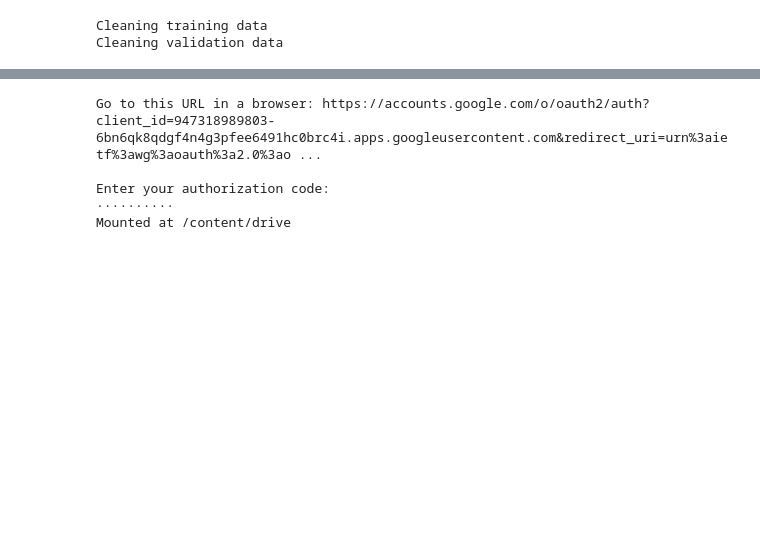
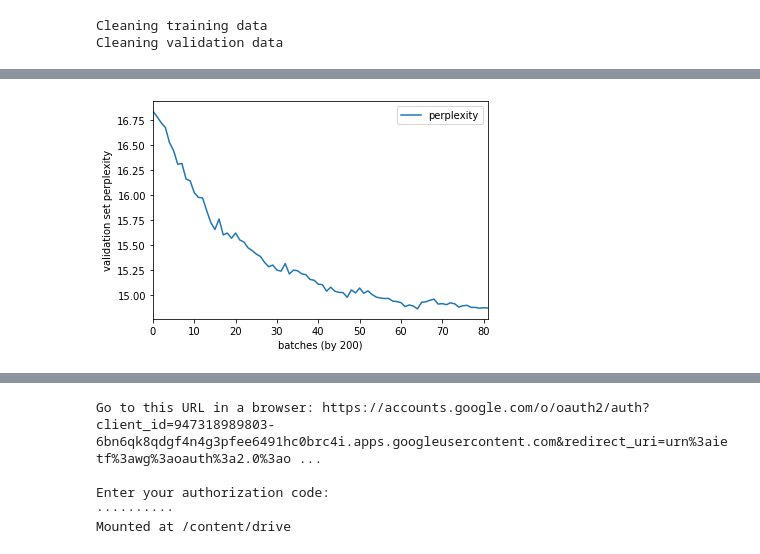
Before and after one commit to thisisrandy/tell-me-a-story, a Jupyter notebook: backend/tell-me-a-story_gpt2.ipynb, the cells around one changed output, grey strips where cells are left out. Cells and saved outputs as stored; diff of their text form; code cells hidden in the pictures; blank space fills up the shorter version.

Commit message:
Change train epochs to 5 and plot valid perplexity

```diff
--- a/backend/tell-me-a-story_gpt2.ipynb
+++ b/backend/tell-me-a-story_gpt2.ipynb
@@ -77,13 +67,22 @@ perl -pe 's/-L[CS]B-.*?-R[CS]B-//g; s/-L[CS]B-.*$// if ! /-R[CS]B-/; s/^.*-R[CS]
 Cleaning training data
 Cleaning validation data
 # %%
+# tqdm output makes colab chug or even lock up, so redirect to file
+# note you won't see any output as such
+# the training process takes around 30 minutes per epoch
+finetuning_output = "/content/finetuning_output.txt"
 ! python transformers/examples/run_lm_finetuning.py \
     --output_dir=model \
     --model_type=gpt2 \
-    --model_name_or_path=gpt2 \
+    --model_name_or_path="{drive_dir}" \
     --do_train \
     --train_data_file={cbt_train_file} \
     --do_eval \
     --eval_data_file={cbt_valid_file} \
     --per_gpu_train_batch_size=2 \
-    --per_gpu_eval_batch_size=2
+    --per_gpu_eval_batch_size=2 \
+    --evaluate_during_training \
+    --logging_steps=200 \
+    --save_steps=200 \
+    --num_train_epochs=5 \
+    &> {finetuning_output}
@@ -108,3 +89,19 @@ Cleaning validation data
+# %%
+# plot perplexity. starts to overfit around 5 epochs
+
+import pandas as pd
+import matplotlib.pyplot as plt
+
+! grep perplexity {finetuning_output} | \
+perl -ne 'print "$$1\n" if /tensor\((\d+\.\d+)\)/' > perplexity.csv
+
+perplexity = pd.read_csv("perplexity.csv", names=["perplexity"])
+perplexity.plot()
+plt.xlabel("batches (by 200)")
+plt.ylabel("validation set perplexity")
+plt.show()
+# %% [output]
+[figure, added]
 # %%
 import random
 
```
Also changed, not shown: parts of 4 cells of this notebook.
